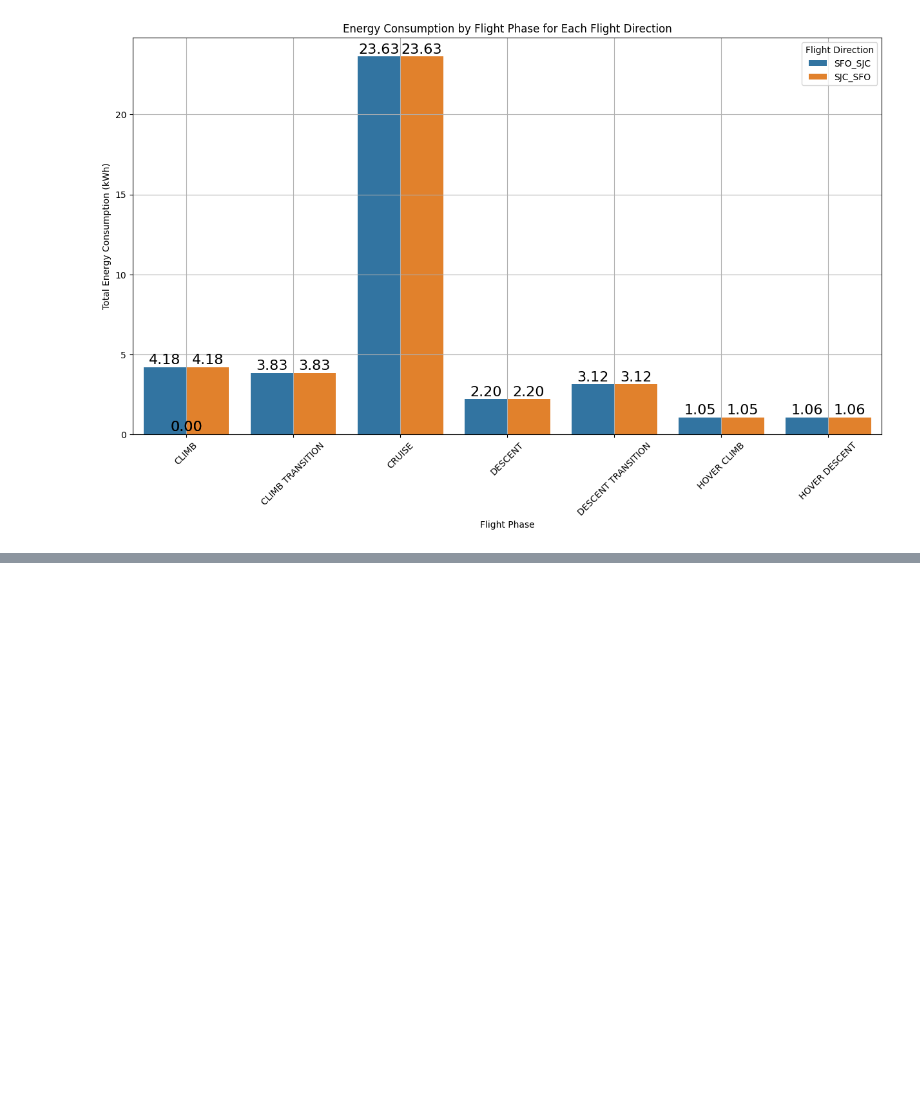
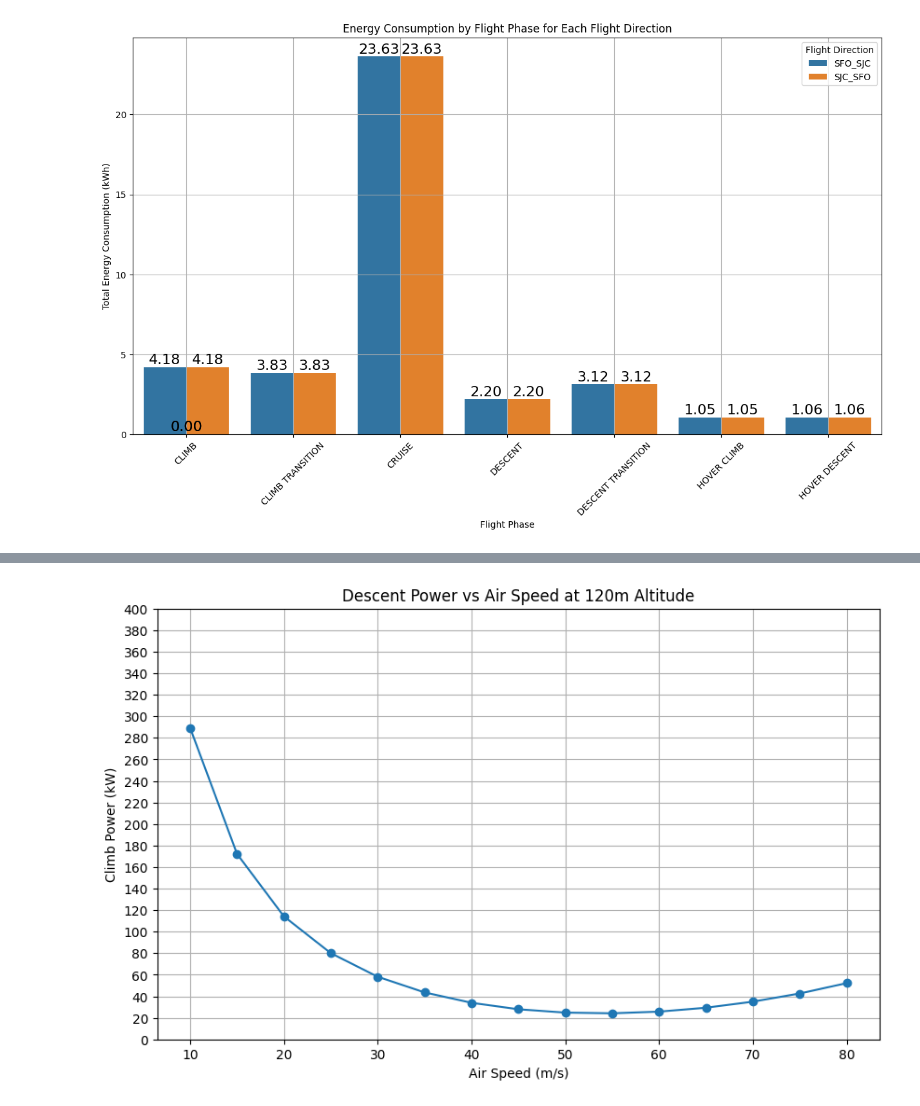
Before and after one commit to eminb61/eVTOL-energy-consumption, a Jupyter notebook: wind_energy_flight_time_results.ipynb, the cells around one changed output, grey strips where cells are left out. Cells and saved outputs as stored; diff of their text form; code cells hidden in the pictures; blank space fills up the shorter version.

```diff
--- a/wind_energy_flight_time_results.ipynb
+++ b/wind_energy_flight_time_results.ipynb
@@ -152,0 +155,21 @@ plt.show()
+# %%
+# Calculating climb power for different air speeds at cruise altitude
+air_speed_values = np.arange(10, 81, 5)  # Air speeds from 10 to 80 m/s
+climb_powers = [climb_descent_power(aircraft_params=aircraft_params,
+                                    tom=aircraft_params['mtom'],
+                                    altitude=120,
+                                    vertical_velocity=aircraft_params['climb_phase_vertical_velocity'],
+                                    air_speed=v,
+                                    direction='down')/1000 for v in air_speed_values]
+
+# Plotting
+plt.figure(figsize=(10, 6))
+plt.plot(air_speed_values, climb_powers, marker='o')
+plt.title('Descent Power vs Air Speed at 120m Altitude')
+plt.xlabel('Air Speed (m/s)')
+plt.ylabel('Climb Power (kW)')
+plt.grid(True)
+plt.yticks(np.arange(0, ymax, 20))
+plt.show()
+# %% [output]
+[figure, added]
```
Also changed, not shown: parts of 1 cell of this notebook.
